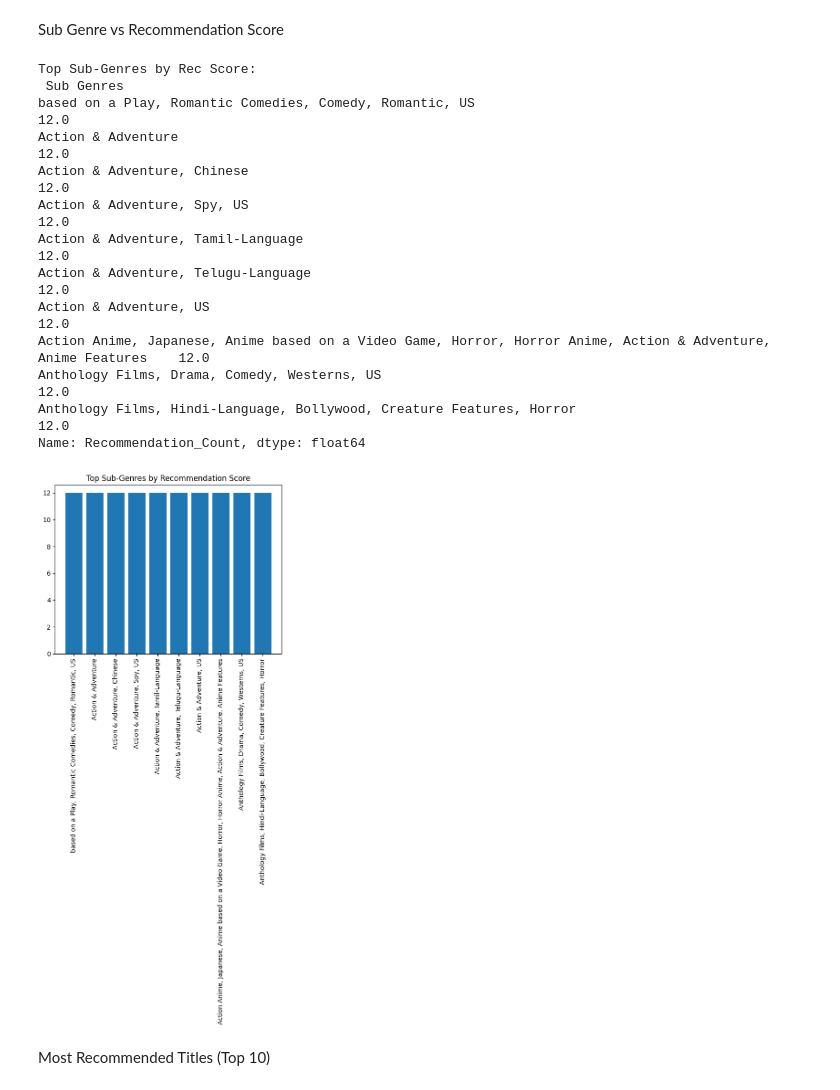
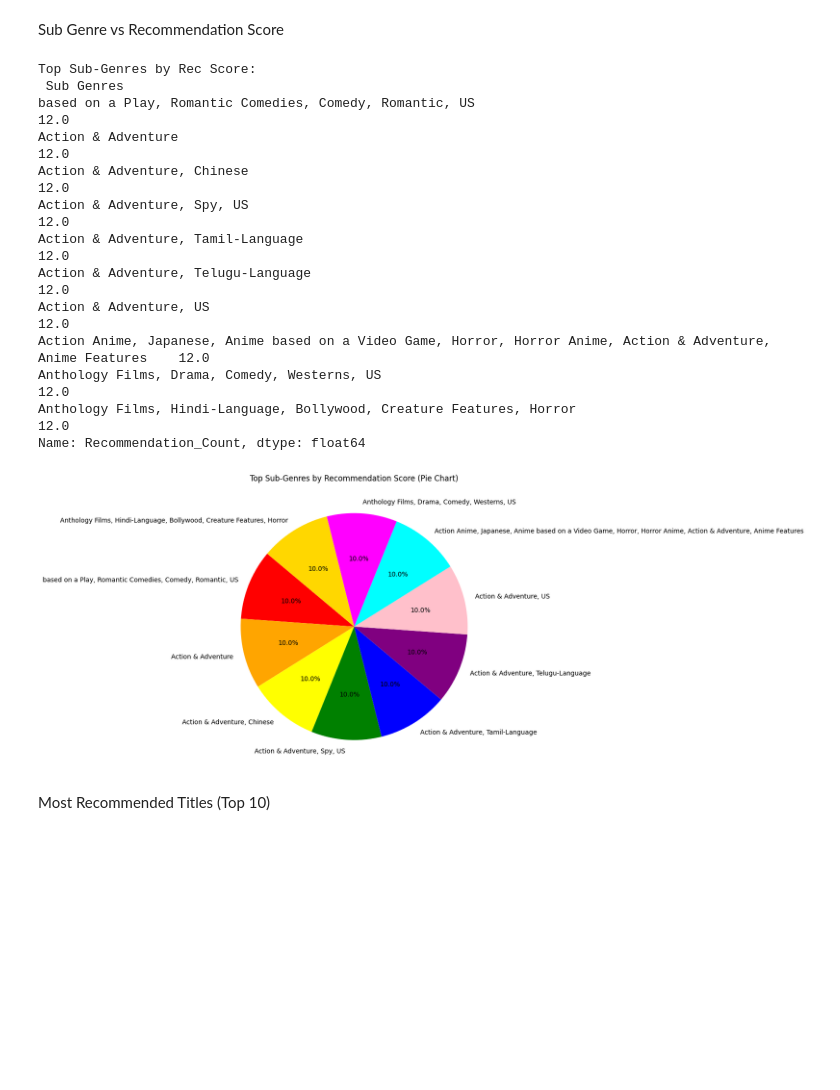
Before and after one commit to ameena0726-ops/Netflix-Analysis, a Jupyter notebook: Netflix_Content_Genre (1).ipynb, the cells around one changed output. Saved outputs shown, nothing was run; the diff lists cells and outputs as text; code cells hidden in the pictures; blank space fills up the shorter version.

```diff
--- a/Netflix_Content_Genre (1).ipynb
+++ b/Netflix_Content_Genre (1).ipynb
@@ -569,29 +596,42 @@ Release Year
 # %% [markdown]
  Sub Genre vs Recommendation Score
 # %%
+import matplotlib.pyplot as plt
+
 avg_rec_sub = df.groupby('Sub Genres')['Recommendation_Count'].mean().sort_values(ascending=False).head(10)
 
 print("Top Sub-Genres by Rec Score:\n", avg_rec_sub)
 
-plt.bar(avg_rec_sub.index, avg_rec_sub.values)
-plt.xticks(rotation=90)
-plt.title("Top Sub-Genres by Recommendation Score")
+# Custom colors list (10 colors for 10 sub-genres)
+colors = ['red', 'orange', 'yellow', 'green', 'blue',
+          'purple', 'pink', 'cyan', 'magenta', 'gold']
+
+plt.figure(figsize=(8,8))
+plt.pie(
+    avg_rec_sub.values,
+    labels=avg_rec_sub.index,
+    autopct="%1.1f%%",
+    colors=colors,
+    startangle=140
+)
+
+plt.title("Top Sub-Genres by Recommendation Score (Pie Chart)")
 plt.show()
 # %% [output]
 Top Sub-Genres by Rec Score:
  Sub Genres
 based on a Play, Romantic Comedies, Comedy, Romantic, US                                                         12.0
 Action & Adventure                                                                                               12.0
 Action & Adventure, Chinese                                                                                      12.0
 Action & Adventure, Spy, US                                                                                      12.0
 Action & Adventure, Tamil-Language                                                                               12.0
 Action & Adventure, Telugu-Language                                                                              12.0
 Action & Adventure, US                                                                                           12.0
 Action Anime, Japanese, Anime based on a Video Game, Horror, Horror Anime, Action & Adventure, Anime Features    12.0
 Anthology Films, Drama, Comedy, Westerns, US                                                                     12.0
 Anthology Films, Hindi-Language, Bollywood, Creature Features, Horror                                            12.0
 Name: Recommendation_Count, dtype: float64
-[figure, old version]
+[figure, new version]
 # %% [markdown]
 Most Recommended Titles (Top 10)
 # %%
```
Also changed, not shown: parts of 3 cells of this notebook.
